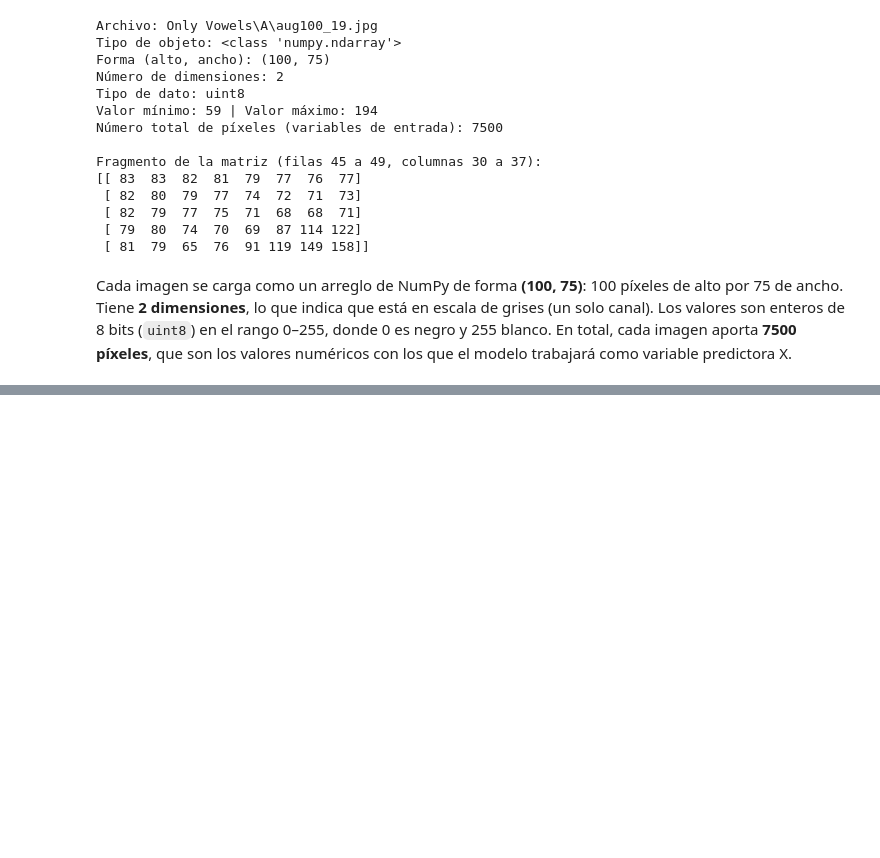
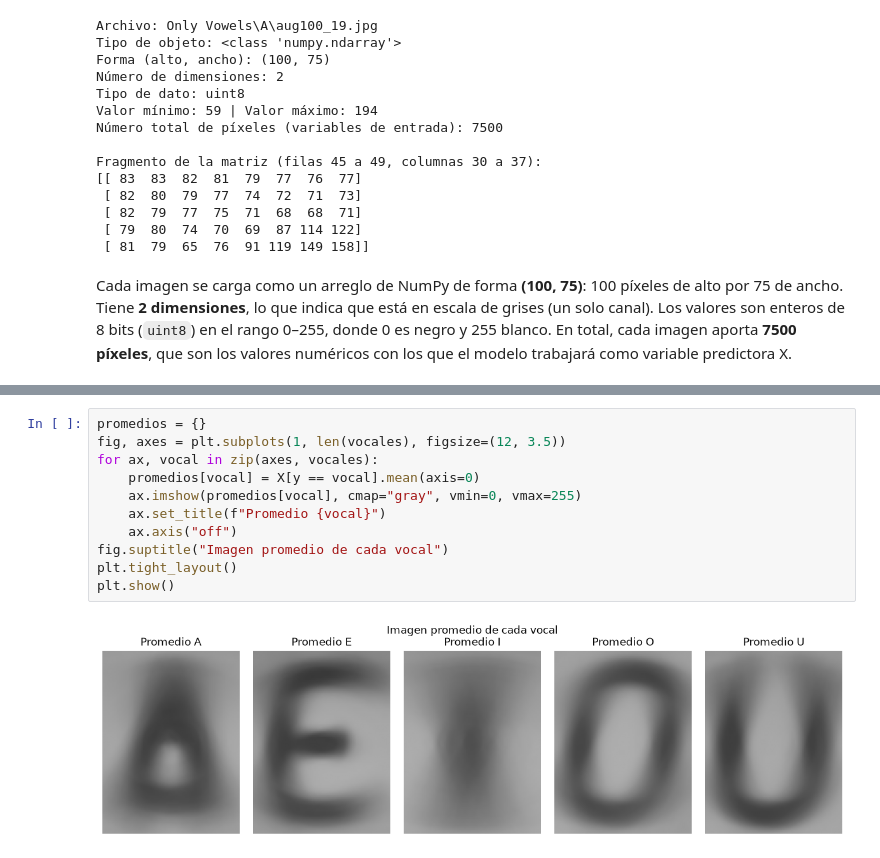
Before and after one commit to Proyect-MachineLearning-Supervised/Machine-Learning-Vowels, a Jupyter notebook: vowels.ipynb, the cells around one changed output, grey strips where cells are left out. Saved outputs shown, nothing was run; the diff lists cells and outputs as text; blank space fills up the shorter version.

```diff
--- a/vowels.ipynb
+++ b/vowels.ipynb
@@ -200,0 +273,13 @@ Cada imagen se carga como un arreglo de NumPy de forma **(100, 75)**: 100 píxel
+# %%
+promedios = {}
+fig, axes = plt.subplots(1, len(vocales), figsize=(12, 3.5))
+for ax, vocal in zip(axes, vocales):
+    promedios[vocal] = X[y == vocal].mean(axis=0)
+    ax.imshow(promedios[vocal], cmap="gray", vmin=0, vmax=255)
+    ax.set_title(f"Promedio {vocal}")
+    ax.axis("off")
+fig.suptitle("Imagen promedio de cada vocal")
+plt.tight_layout()
+plt.show()
+# %% [output]
+[figure, added]
```
Also changed, not shown: parts of 22 cells of this notebook.
